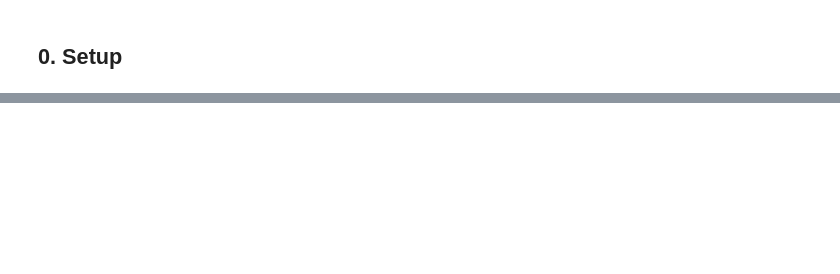
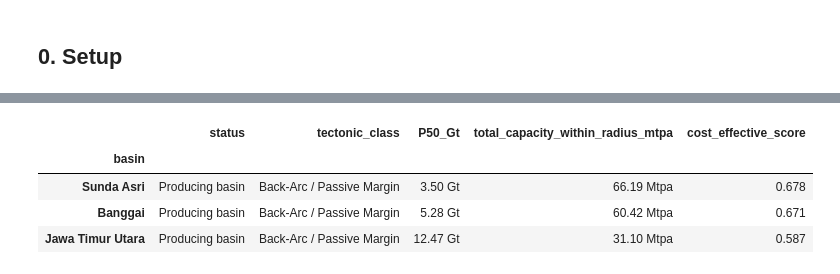
Before and after one commit to Arsyrahmatullah/ccs-screening, a Jupyter notebook: notebooks/00_tier1_national_screening.ipynb, the cells around one changed output, grey strips where cells are left out. Cells and saved outputs as stored; diff of their text form; code cells hidden in the pictures; blank space fills up the shorter version.

```diff
--- a/notebooks/00_tier1_national_screening.ipynb
+++ b/notebooks/00_tier1_national_screening.ipynb
@@ -500,0 +402,92 @@ Monte Carlo capacity, specific to the Sunda-Asri Basin.
+# %%
+
+ranking_df = illustrative_df.merge(
+    basins_scored.set_index("basin")[["lat", "lon", "accessibility_index", "total_capacity_within_radius_mtpa", "n_emitters_within_radius"]],
+    left_index=True, right_index=True,
+)
+ranking_df = ranking_df.merge(
+    basins_qualified.set_index("basin")[["status", "tectonic_class", "tectonic_score"]],
+    left_index=True, right_index=True,
+)
+
+def safe_minmax(series):
+    diff = series.max() - series.min()
+    if diff == 0 or pd.isna(diff):
+        return pd.Series(1.0, index=series.index)
+    return (series - series.min()) / diff
+
+# Global normalization for plotting purposes (includes ALL offshore SRL 2 basins)
+ranking_df["norm_volume_global"] = safe_minmax(ranking_df["P50_Gt"])
+ranking_df["norm_proximity_global"] = safe_minmax(ranking_df["total_capacity_within_radius_mtpa"])
+
+# Sorts for Stage 1 and Stage 2 top 10 prints
+storage_sorted = ranking_df.sort_values(by="P50_Gt", ascending=False)
+emitter_sorted = ranking_df.sort_values(by="total_capacity_within_radius_mtpa", ascending=False)
+
+# --- 1. HARD FILTER (Geological Qualification & Data Maturity) ---
+# Filter out Fore-Arc, Rift, etc., keeping only Back-Arc/Passive Margin.
+# Restrict to Producing or Discovery (removing unconfirmed 'Prospect' basins).
+df_scoring = ranking_df[
+    (ranking_df["tectonic_class"].str.contains("Back-Arc|Passive", case=False, na=False)) &
+    (ranking_df["status"].str.contains("Producing|Discovery", case=False, na=False))
+].copy()
+
+# --- 2. LOCAL NORMALIZATION & COST-EFFECTIVE SCORING ---
+robust_picks = []
+if not df_scoring.empty:
+    # Scale 0-1 based ONLY on the elite filtered candidates
+    df_scoring["norm_volume"] = safe_minmax(df_scoring["P50_Gt"])
+    df_scoring["norm_proximity"] = safe_minmax(df_scoring["total_capacity_within_radius_mtpa"])
+
+    # Calculate Cost-Effective Score (Proximity 60%, Volume 40%)
+    df_scoring["cost_effective_score"] = (df_scoring["norm_proximity"] * 0.6) + (df_scoring["norm_volume"] * 0.4)
+
+    # Identify Top 3 Basins
+    top_3_basins = df_scoring.sort_values(by="cost_effective_score", ascending=False).head(3)
+    robust_picks = top_3_basins.index.tolist()
+
+    # Merge the final score back into the global dataframe for map tooltips
+    ranking_df = ranking_df.join(df_scoring[["cost_effective_score"]])
+else:
+    top_3_basins = pd.DataFrame()
+    ranking_df["cost_effective_score"] = np.nan
+
+# --- HTML STYLER FUNCTION FOR PUBLICATION-READY TABLES ---
+def style_dataframe(df, highlight_col, format_dict, cmap="BuGn"):
+    return df.style \
+        .format(format_dict) \
+        .background_gradient(cmap=cmap, subset=[highlight_col]) \
+        .set_properties(**{
+            'text-align': 'left',
+            'font-family': 'DejaVu Sans, Arial, sans-serif',
+            'padding': '8px',
+            'border-bottom': '1px solid #ddd'
+        }) \
+        .set_table_styles([
+            {'selector': 'th', 'props': [
+                ('background-color', '#1A365D'),
+                ('color', 'white'),
+                ('font-weight', 'bold'),
+                ('text-align', 'left')
+            ]}
+        ])
+
+display(HTML("<h3 style='color:#1A365D;'>=== RANKING STAGE 1: PHYSICAL STORAGE VOLUME (Top 10) ===</h3>"))
+df_stg1 = storage_sorted[["status", "tectonic_class", "area_km2", "P50_Gt", "area_source"]].head(10)
+display(style_dataframe(df_stg1, "P50_Gt", {"P50_Gt": "{:.2f} Gt", "area_km2": "{:,.0f} km²"}))
+
+display(HTML("<h3 style='color:#1A365D; margin-top:20px;'>=== RANKING STAGE 2: TOTAL AVAILABLE CO2 VOLUME (Top 10) ===</h3>"))
+df_stg2 = emitter_sorted[["status", "tectonic_class", "total_capacity_within_radius_mtpa", "n_emitters_within_radius"]].head(10)
+display(style_dataframe(df_stg2, "total_capacity_within_radius_mtpa", {"total_capacity_within_radius_mtpa": "{:.2f} Mtpa"}, cmap="OrRd"))
+
+display(HTML("<h3 style='color:#2F855A; margin-top:20px;'>=== RECOMMENDED TOP 3 BASINS FOR TIER 2 (COST-EFFECTIVE) ===</h3>"))
+if not top_3_basins.empty:
+    cols_to_show = ["status", "tectonic_class", "P50_Gt", "total_capacity_within_radius_mtpa", "cost_effective_score"]
+    display(style_dataframe(top_3_basins[cols_to_show], "cost_effective_score", {
+        "P50_Gt": "{:.2f} Gt",
+        "total_capacity_within_radius_mtpa": "{:.2f} Mtpa",
+        "cost_effective_score": "{:.3f}"
+    }, cmap="YlGnBu"))
+else:
+    print("No basins passed the strict Geologic and Data Maturity Hard Filters.")
+# %% [output]
@@ -500,0 +521,5 @@ Monte Carlo capacity, specific to the Sunda-Asri Basin.
+|  | status | tectonic_class | P50_Gt | total_capacity_within_radius_mtpa | cost_effective_score |
+| basin |  |  |  |  |  |
+| Sunda Asri | Producing basin | Back-Arc / Passive Margin | 3.50 Gt | 66.19 Mtpa | 0.678 |
+| Banggai | Producing basin | Back-Arc / Passive Margin | 5.28 Gt | 60.42 Mtpa | 0.671 |
+| Jawa Timur Utara | Producing basin | Back-Arc / Passive Margin | 12.47 Gt | 31.10 Mtpa | 0.587 |
```
Also changed, not shown: parts of 47 cells of this notebook, 16 other files.
